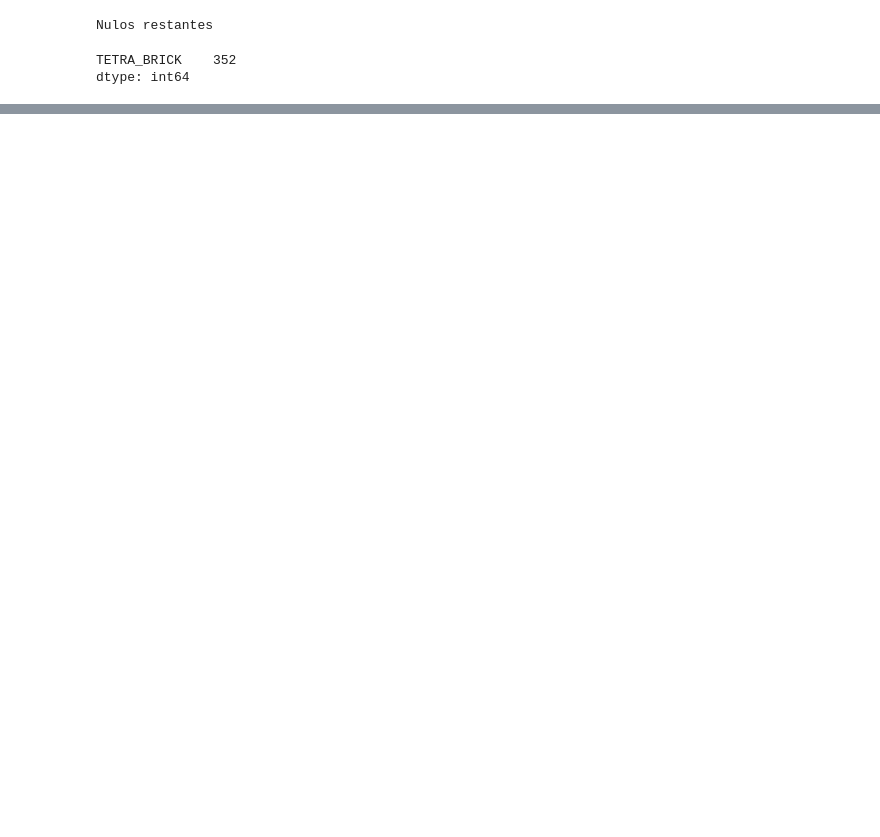
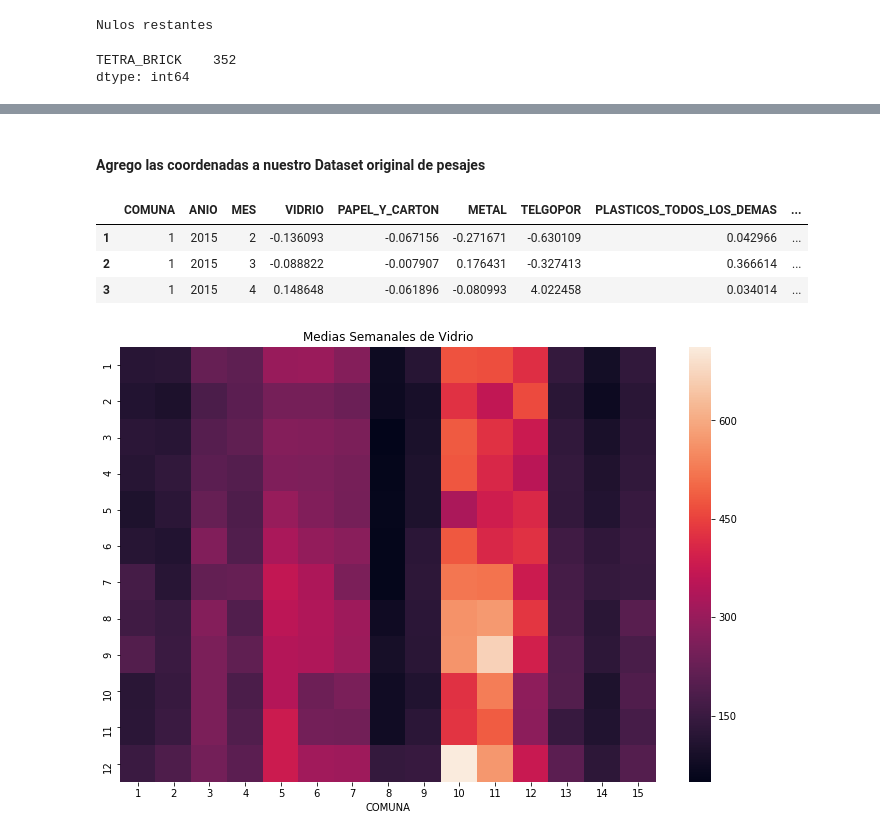
Before and after one commit to denisemartin28/reciclaje, a Jupyter notebook: TP2019.ipynb, the cells around one changed output, grey strips where cells are left out. Saved outputs shown, nothing was run; the diff lists cells and outputs as text; code cells hidden in the pictures; blank space fills up the shorter version.

```diff
--- a/TP2019.ipynb
+++ b/TP2019.ipynb
@@ -348,0 +291,4 @@ export_csv = pesajes_ordenado.to_csv(r'pesajes_nulos.csv', index = None, header=
+# %%
+puntos_verdes = puntos_verdes.iloc[:,[0,1,14]]
+puntos_verdes = puntos_verdes.dropna()
+puntos_verdes.drop_duplicates().isnull().sum()
@@ -348,0 +311,10 @@ export_csv = pesajes_ordenado.to_csv(r'pesajes_nulos.csv', index = None, header=
+# %%
+# Traducimos las comunas a solamente un numero y mergeamos los Dataframes
+
+comunas_distintas_puntosVerdes = ['Comuna 1', 'Comuna 2', 'Comuna 3', 'Comuna 4', 'Comuna 5', 'Comuna 6', 'Comuna 7',
+                                  'Comuna 8', 'Comuna 9', 'Comuna 10', 'Comuna 11', 'Comuna 12', 'Comuna 13', 'Comuna 14', 'Comuna 15']
+comunas_distintas_Pesajes = ['COMUNA 1', 'COMUNA 2', 'COMUNA 3', 'COMUNA 4', 'COMUNA 5', 'COMUNA 6', 'COMUNA 7','COMUNA 8',
+                             'COMUNA 9', 'COMUNA 10', 'COMUNA 11', 'COMUNA 12', 'COMUNA 13', 'COMUNA 14', 'COMUNA 15']
+for i in range (1,16):
+    puntos_verdes.loc[ puntos_verdes['comuna'] == comunas_distintas_puntosVerdes[i-1], 'comuna'] = i
+    pesajes.loc[ pesajes['COMUNA'] == comunas_distintas_Pesajes[i-1], 'COMUNA'] = i
@@ -348,0 +357,2 @@ export_csv = pesajes_ordenado.to_csv(r'pesajes_nulos.csv', index = None, header=
+# %% [markdown]
+#### Agrego las coordenadas a nuestro Dataset original de pesajes
@@ -348,0 +362,30 @@ export_csv = pesajes_ordenado.to_csv(r'pesajes_nulos.csv', index = None, header=
+# %%
+## Los 3 conjuntos de Y que vamos a tratar de predecir
+## MEDIA MENSUAL DE LOS DISTINTOS TIPOS DE RECICLABLES
+pesajes_mediaSemanal = pesajes.iloc[:,[1,2,3,5,6,7,8,9,10]].groupby(["COMUNA","ANIO","MES"], as_index=False).mean()
+pesajes_mediaSemanal.head(3)
+
+## TOTAL MENSUAL DE LOS DISTINTOS TIPOS DE RECICLABLES
+pesajes_totalMensual = pesajes.iloc[:,[1,2,3,5,6,7,8,9,10]].groupby(["COMUNA","ANIO","MES"], as_index=False).sum()
+pesajes_totalMensual.head(3)
+
+## CAMBIO RELATIVO CON RESPECTO AL MES ANTERIOR DE LOS DISTINTOS TIPOS DE RECICLABLES
+#  Elimino primer mes porque no conozco su cambio relativo con su mes anterior
+pesajes_cambioRelativo = pd.concat([pesajes_totalMensual.iloc[1:,[0,1,2]],pesajes_totalMensual.pct_change().iloc[1:,3:]], axis=1)
+pesajes_cambioRelativo.head(3)
+# %% [output]
+|  | COMUNA | ANIO | MES | VIDRIO | PAPEL_Y_CARTON | METAL | TELGOPOR | PLASTICOS_TODOS_LOS_DEMAS | ... |
+| 1 | 1 | 2015 | 2 | -0.136093 | -0.067156 | -0.271671 | -0.630109 | 0.042966 | ... |
+| 2 | 1 | 2015 | 3 | -0.088822 | -0.007907 | 0.176431 | -0.327413 | 0.366614 | ... |
+| 3 | 1 | 2015 | 4 | 0.148648 | -0.061896 | -0.080993 | 4.022458 | 0.034014 | ... |
+# %%
+mediaSemanal_por_comuna = pd.pivot_table(pesajes_mediaSemanal,values = 'VIDRIO',columns = 'COMUNA', index = pesajes_mediaSemanal.MES.values, aggfunc = np.mean)
+# %%
+plt.figure(figsize=(12,8))
+sns.heatmap(mediaSemanal_por_comuna)
+plt.title("Medias Semanales de Vidrio")
+
+
+plt.show()
+# %% [output]
+[figure, added]
```
Also changed, not shown: parts of 80 cells of this notebook.
